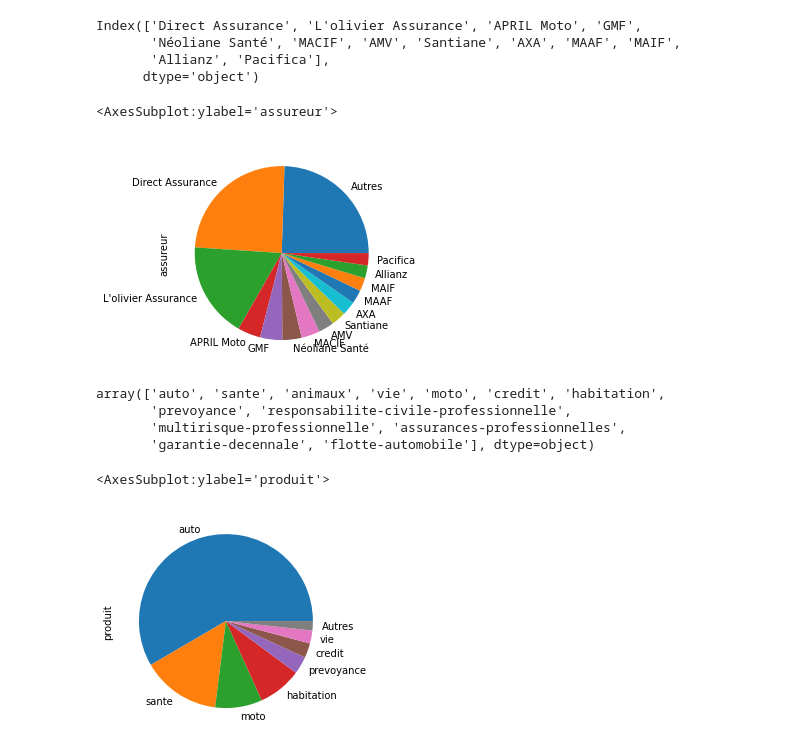
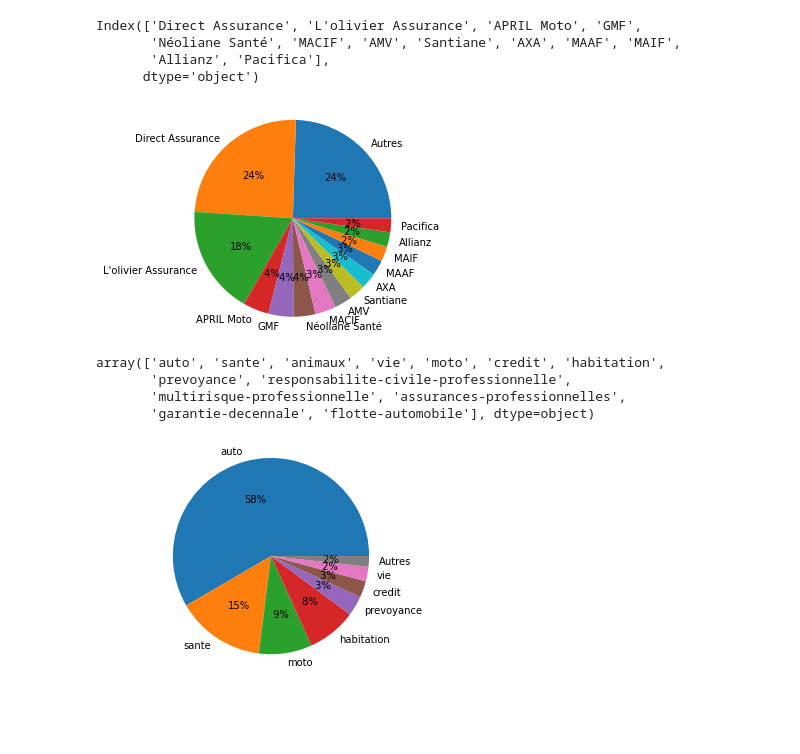
Before and after one commit to NandyBa/NLP-Project2, a Jupyter notebook: Analysis.ipynb, the cells around one changed output. Saved outputs shown, nothing was run; the diff lists cells and outputs as text; code cells hidden in the pictures; blank space fills up the shorter version.

Commit message:
Ajout d'un diagramme circulaire pour la variable target & amélioration des autres diagrammes circulaires

```diff
--- a/Analysis.ipynb
+++ b/Analysis.ipynb
@@ -108,0 +120,15 @@ Note: on vérifie aussi que cela est vrai pour les données de test car on va re
+# %%
+def percent_pie_chart(df, variable):
+    idx = df[variable].value_counts(normalize=True)
+    labels = idx.index
+    sizes = idx.values
+
+    p, tx, autotexts = plt.pie(sizes, labels=labels,
+            autopct="")
+
+    for i, a in enumerate(autotexts):
+        a.set_text("{0:2.0f}%".format(sizes[i]*100))
+
+    plt.axis('equal')
+    plt.savefig('Analyse-'+variable+'.png')
+    plt.show()
@@ -183,11 +213,9 @@ def filter_percent_threshold(df, variable, threshold):
     return df_
 # %%
 df_plot = filter_percent_threshold(df, 'assureur', 0.02)
-df_plot.assureur.value_counts(normalize=True).plot.pie()
-#plt.savefig('Analyse-assureurs.png')
+percent_pie_chart(df_plot, 'assureur')
 # %% [output]
-<AxesSubplot:ylabel='assureur'>
-[figure, old version]
+[figure, new version]
 # %%
 df.produit.unique()
 # %% [output]
@@ -197,8 +225,6 @@ array(['auto', 'sante', 'animaux', 'vie', 'moto', 'credit', 'habitation',
        'garantie-decennale', 'flotte-automobile'], dtype=object)
 # %%
 df_plot = filter_percent_threshold(df, 'produit', 0.02)
-df_plot.produit.value_counts(normalize=True).plot.pie()
-#plt.savefig('Analyse-produit.png')
+percent_pie_chart(df_plot, 'produit')
 # %% [output]
-<AxesSubplot:ylabel='produit'>
-[figure, old version]
+[figure, new version]
```
Also changed, not shown: parts of 3 cells of this notebook, 4 other files.
